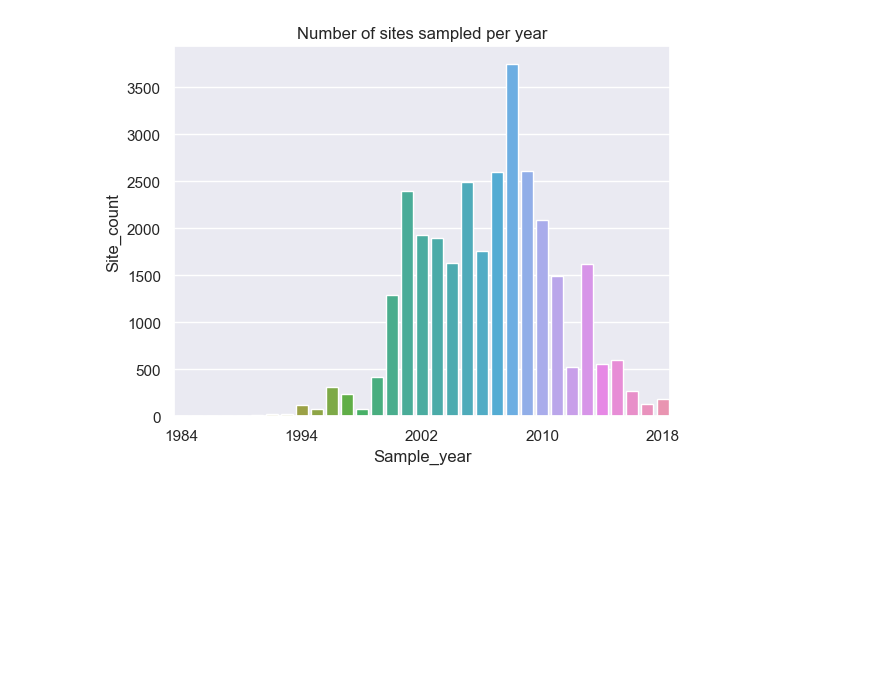
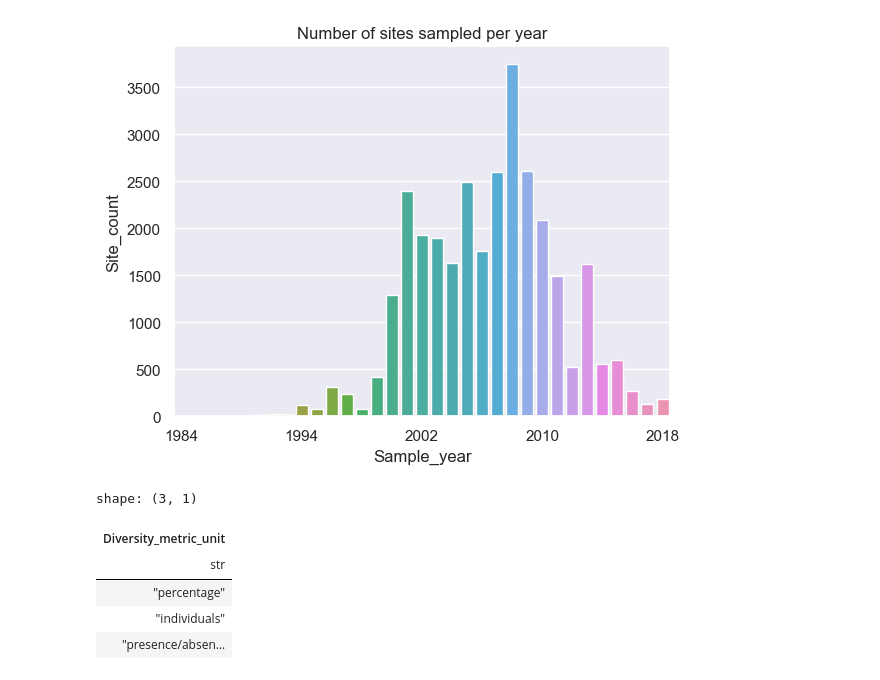
Before and after one commit to j-nystrom/biodiversity-impacts, a Jupyter notebook: notebooks/predicts_data_exploration.ipynb, the cells around one changed output. Saved outputs shown, nothing was run; the diff lists cells and outputs as text; code cells hidden in the pictures; blank space fills up the shorter version.

```diff
--- a/notebooks/predicts_data_exploration.ipynb
+++ b/notebooks/predicts_data_exploration.ipynb
@@ -1255,3 +1255,14 @@ plt.title("Number of sites sampled per year")
 plt.show()
 # %% [output]
 [figure]
+# %%
+df_predicts.filter(pl.col("Source_ID") == "YY1_2015__Mandle").select(
+    "Diversity_metric_unit"
+).unique()
+# %% [output]
+shape: (3, 1)
+| Diversity_metric_unit |
+| str |
+| "percentage" |
+| "individuals" |
+| "presence/absen… |
```
Also changed, not shown: parts of 3 cells of this notebook, 4 other files.
